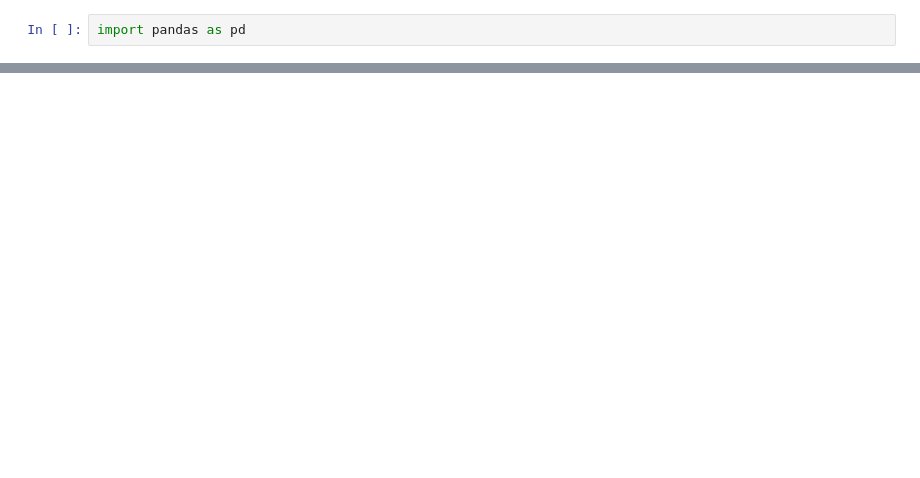
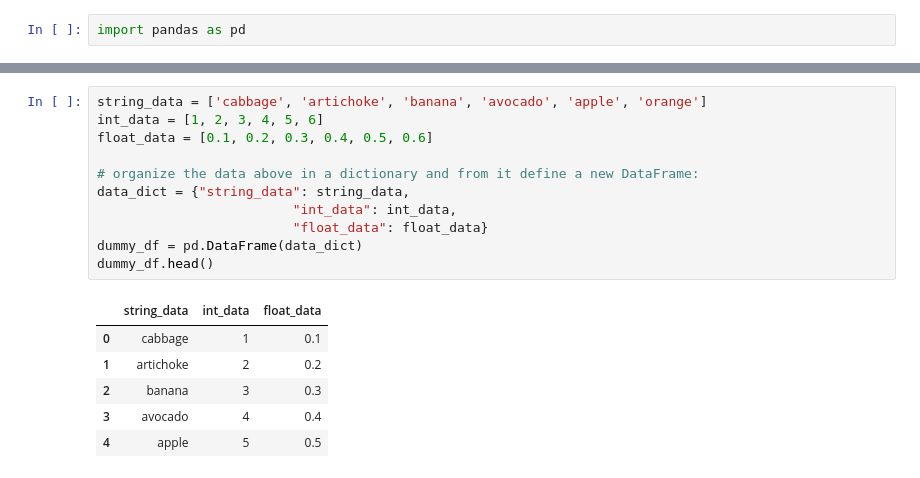
Before and after one commit to vigji/python-cimec-2025, a Jupyter notebook: practicals/Practicals_1.2.ipynb, the cells around one changed output, grey strips where cells are left out. Cells and saved outputs as stored; diff of their text form; blank space fills up the shorter version.

```diff
--- a/practicals/Practicals_1.2.ipynb
+++ b/practicals/Practicals_1.2.ipynb
@@ -257,0 +157,18 @@ subjects_df
+# %%
+string_data = ['cabbage', 'artichoke', 'banana', 'avocado', 'apple', 'orange']
+int_data = [1, 2, 3, 4, 5, 6]
+float_data = [0.1, 0.2, 0.3, 0.4, 0.5, 0.6]
+
+# organize the data above in a dictionary and from it define a new DataFrame:
+data_dict = {"string_data": string_data,
+                         "int_data": int_data,
+                         "float_data": float_data}
+dummy_df = pd.DataFrame(data_dict)
+dummy_df.head()
+# %% [output]
+|  | string_data | int_data | float_data |
+| 0 | cabbage | 1 | 0.1 |
+| 1 | artichoke | 2 | 0.2 |
+| 2 | banana | 3 | 0.3 |
+| 3 | avocado | 4 | 0.4 |
+| 4 | apple | 5 | 0.5 |
```
Also changed, not shown: parts of 28 cells of this notebook, 1 other file.
